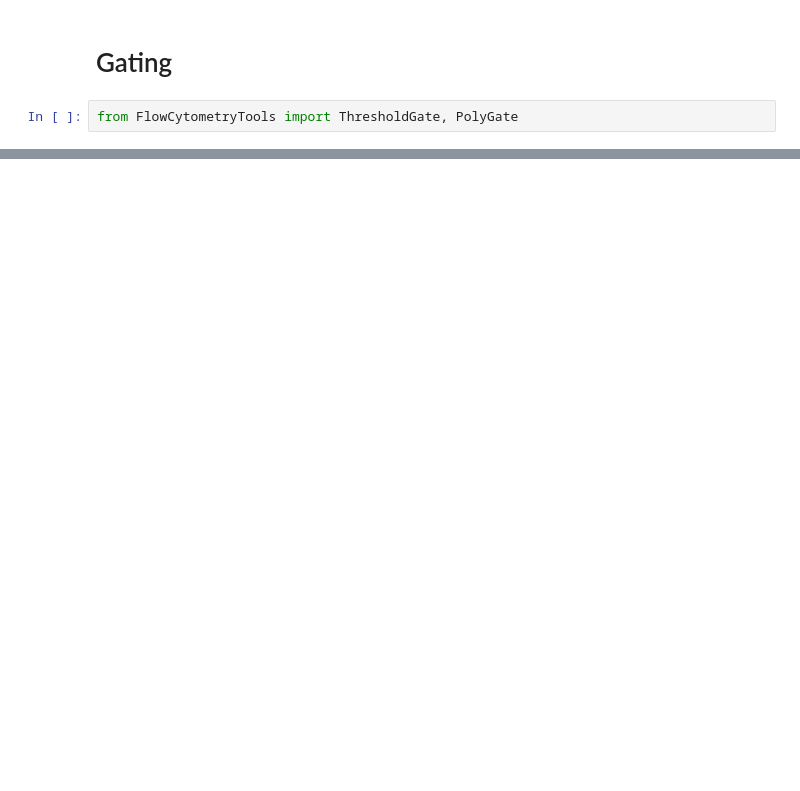
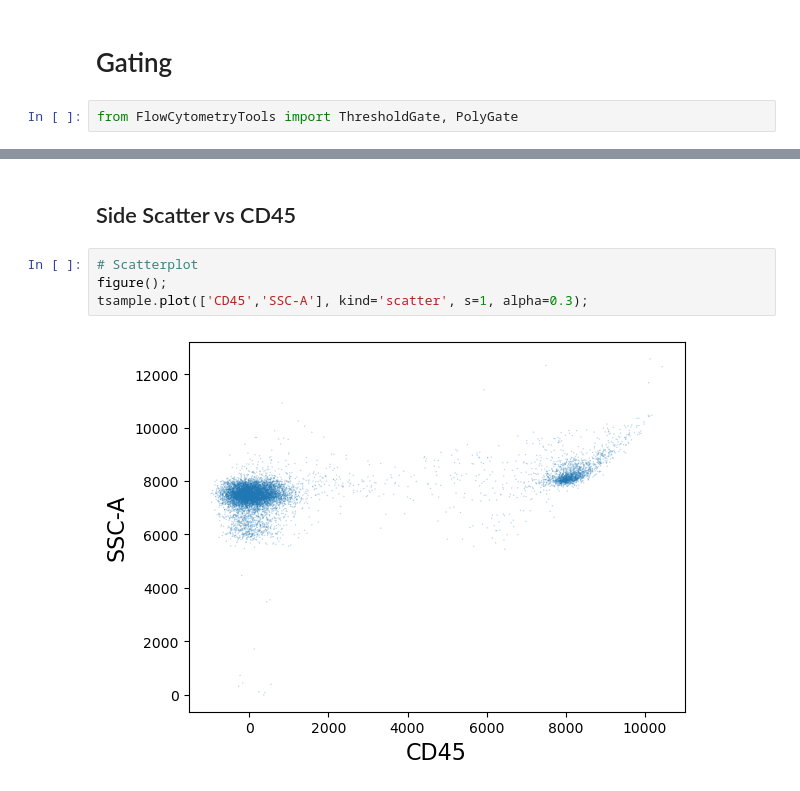
Before and after one commit to elenajusto/immunology-2, a Jupyter notebook: main.ipynb, the cells around one changed output, grey strips where cells are left out. Saved outputs shown, nothing was run; the diff lists cells and outputs as text; blank space fills up the shorter version.

```diff
--- a/main.ipynb
+++ b/main.ipynb
@@ -201,0 +198,8 @@ from FlowCytometryTools import ThresholdGate, PolyGate
+# %% [markdown]
+## Side Scatter vs CD45
+# %%
+# Scatterplot
+figure();
+tsample.plot(['CD45','SSC-A'], kind='scatter', s=1, alpha=0.3);
+# %% [output]
+[figure, added]
```
Also changed, not shown: parts of 19 cells of this notebook.
